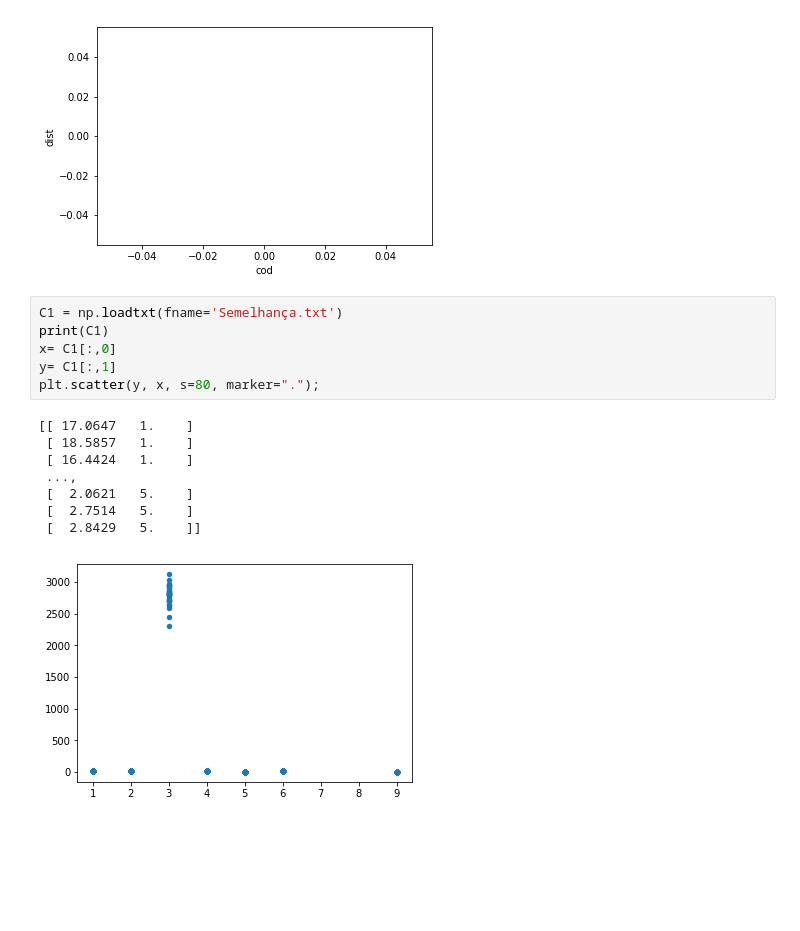
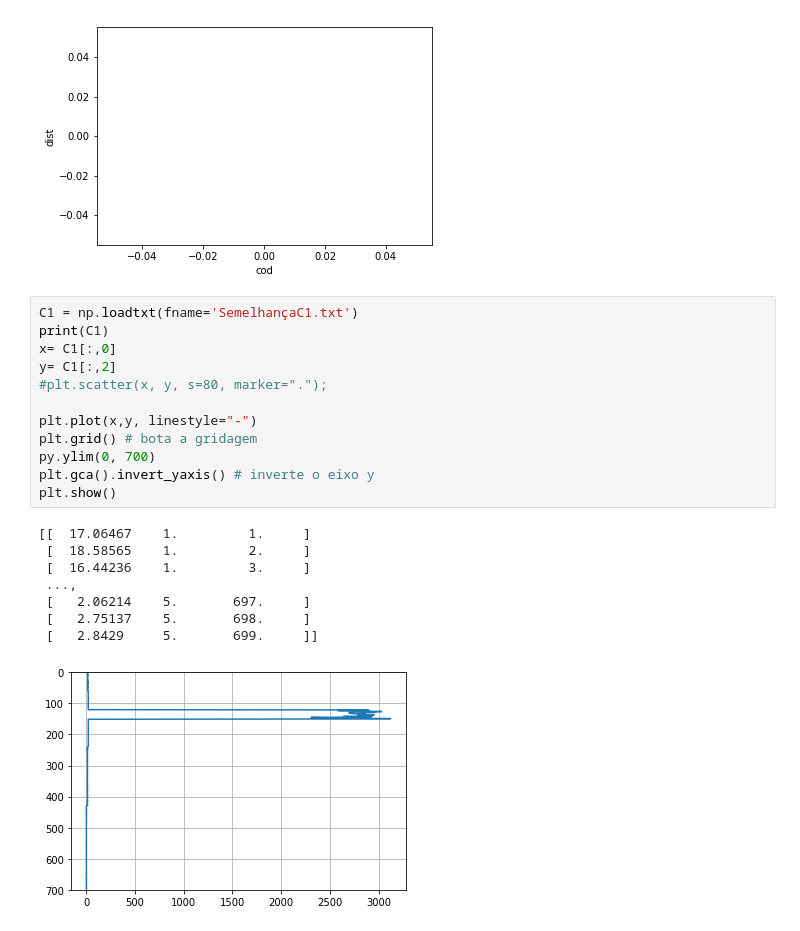
Before and after one commit to VictorCarreira/Classificador, a Jupyter notebook: Preclassificador.ipynb, the cells around one changed output. Cells and saved outputs as stored; diff of their text form; blank space fills up the shorter version.

```diff
--- a/Preclassificador.ipynb
+++ b/Preclassificador.ipynb
@@ -97,20 +97,26 @@ dc2.plot.scatter(x='cod', y='dist');
 # %% [output]
 [figure]
 # %%
-C1 = np.loadtxt(fname='Semelhança.txt')
+C1 = np.loadtxt(fname='SemelhançaC1.txt')
 print(C1)
 x= C1[:,0]
-y= C1[:,1]
-plt.scatter(y, x, s=80, marker=".");
+y= C1[:,2]
+#plt.scatter(x, y, s=80, marker=".");
+
+plt.plot(x,y, linestyle="-")
+plt.grid() # bota a gridagem
+py.ylim(0, 700)
+plt.gca().invert_yaxis() # inverte o eixo y
+plt.show()
 # %% [output]
-[[ 17.0647   1.    ]
- [ 18.5857   1.    ]
- [ 16.4424   1.    ]
+[[  17.06467    1.         1.     ]
+ [  18.58565    1.         2.     ]
+ [  16.44236    1.         3.     ]
  ...,
- [  2.0621   5.    ]
- [  2.7514   5.    ]
- [  2.8429   5.    ]]
+ [   2.06214    5.       697.     ]
+ [   2.75137    5.       698.     ]
+ [   2.8429     5.       699.     ]]
-[figure, old version]
+[figure, new version]
 # %%
 C2 = np.loadtxt(fname='SemelhançaC2.txt')
 print(C2)
```
Also changed, not shown: parts of 1 cell of this notebook.
